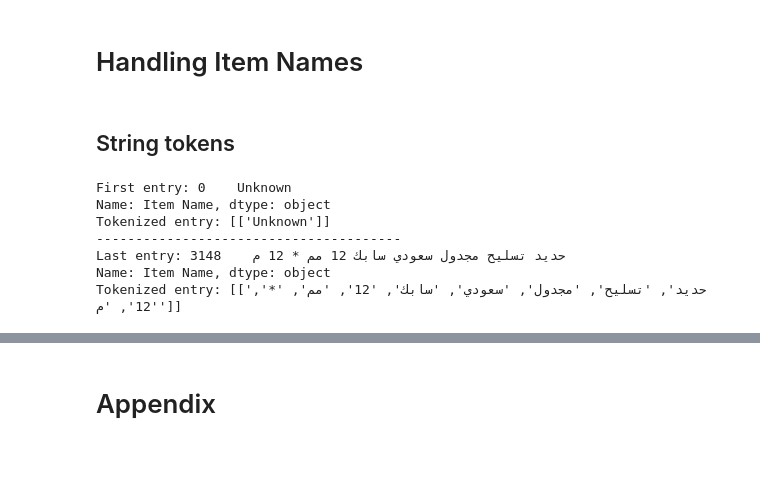
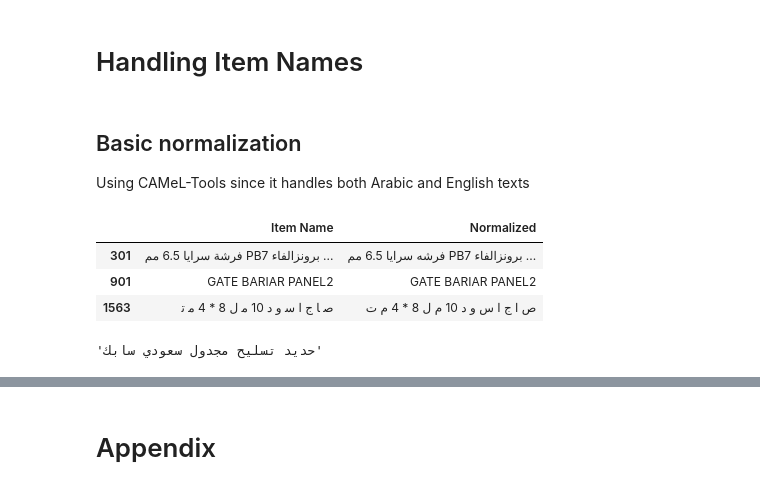
Before and after one commit to abodeza/Purchase_Data_Analysis, a Jupyter notebook: notebooks/NLP.ipynb, the cells around one changed output, grey strips where cells are left out. Saved outputs shown, nothing was run; the diff lists cells and outputs as text; code cells hidden in the pictures; blank space fills up the shorter version.

```diff
--- a/notebooks/NLP.ipynb
+++ b/notebooks/NLP.ipynb
@@ -48,24 +70,58 @@ df = df_original.copy()
 # %% [markdown]
 # Handling Item Names
 # %% [markdown]
-## String tokens
+## Basic normalization
+Using CAMeL-Tools since it handles both Arabic and English texts
-# %%
-corpus = df['Item Name']
-tokenizer = nltk.tokenize.NLTKWordTokenizer()
-
-tokens_head = tokenizer.tokenize_sents(corpus[0:1])
-tokens_tail = tokenizer.tokenize_sents(corpus[-2:-1])
-
-print("First entry:", corpus[0:1])
-print("Tokenized entry:", tokens_head)
-print("---------------------------------------")
-print("Last entry:", corpus[-2:-1])
-print("Tokenized entry:", tokens_tail)
-# %% [output]
-First entry: 0    Unknown
-Name: Item Name, dtype: object
-Tokenized entry: [['Unknown']]
----------------------------------------
-Last entry: 3148    حديد تسليح مجدول سعودي سابك 12 مم * 12 م
-Name: Item Name, dtype: object
-Tokenized entry: [['حديد', 'تسليح', 'مجدول', 'سعودي', 'سابك', '12', 'مم', '*', '12', 'م']]
+# %%
+def normalize_text(text):
+    text = normalize_unicode(text)
+    text = dediac_ar(text)
+    text = normalize_alef_ar(text)
+    text = normalize_alef_maksura_ar(text)
+    text = normalize_teh_marbuta_ar(text)
+    text = text.strip()
+    return text
+
+df['Normalized'] = df['Item Name'].apply(normalize_text)
+# %%
+# Let's see the results - yes I noticed some entries are split (like 1563) which really gave me a headache trying to solve lol
+df.iloc[[301, 901, 1563]]
+# %% [output]
+|  | Item Name | Normalized |
+| 301 | فرشة سرايا 6.5 مم PB7 برونزالفاء ... | فرشه سرايا 6.5 مم PB7 برونزالفاء ... |
+| 901 | GATE BARIAR PANEL2 | GATE BARIAR PANEL2 |
+| 1563 | ﺻ ﺎ ﺝ ﺍ ﺳ و د 10 ﻣ ﻝ 8 * 4 ﻣ ﺗ | ص ا ج ا س و د 10 م ل 8 * 4 م ت |
+# %%
+# Now we'll normalize the text further to ensure we only have Arabic and English characters
+def is_arabic_char(c: str) -> bool:
+    return '\u0600' <= c <= '\u06FF'
+
+def is_english_char(c: str) -> bool:
+    return c.isascii() and c.isalpha()
+
+def keep_arabic_english_only(c: str) -> str:
+    if is_arabic_char(c) or is_english_char(c):
+        return c
+    return " "  # replace everything else with space
+
+def basic_normalization(text, trim=True):
+    # 1) Normalize unicode text
+    text = normalize_unicode(text)
+
+    # 2) Keep only Arabic + English + replace others with spaces
+    text = ''.join(keep_arabic_english_only(c) for c in text)
+
+    # 3) Split on whitespace (since we've cleaned everything else to spaces)
+    tokens = text.split()
+
+    # 4) Drop single-letter tokens, repeated chars, and deduplicate within the row
+    if trim:
+        tokens = [t for t in tokens if len(t) > 1 and len(set(t)) > 1]
+        counts = Counter(tokens)
+        tokens = [t for t in tokens if counts[t] == 1]
+
+    return ' '.join(tokens)
+df["Normalized"] = df["Normalized"].apply(basic_normalization)
+basic_normalization("حديد تسليح مجدول سعودي سابك 12 مم * 12 م")
+# %% [output]
+'حديد تسليح مجدول سعودي سابك'
```
Also changed, not shown: parts of 24 cells of this notebook.
